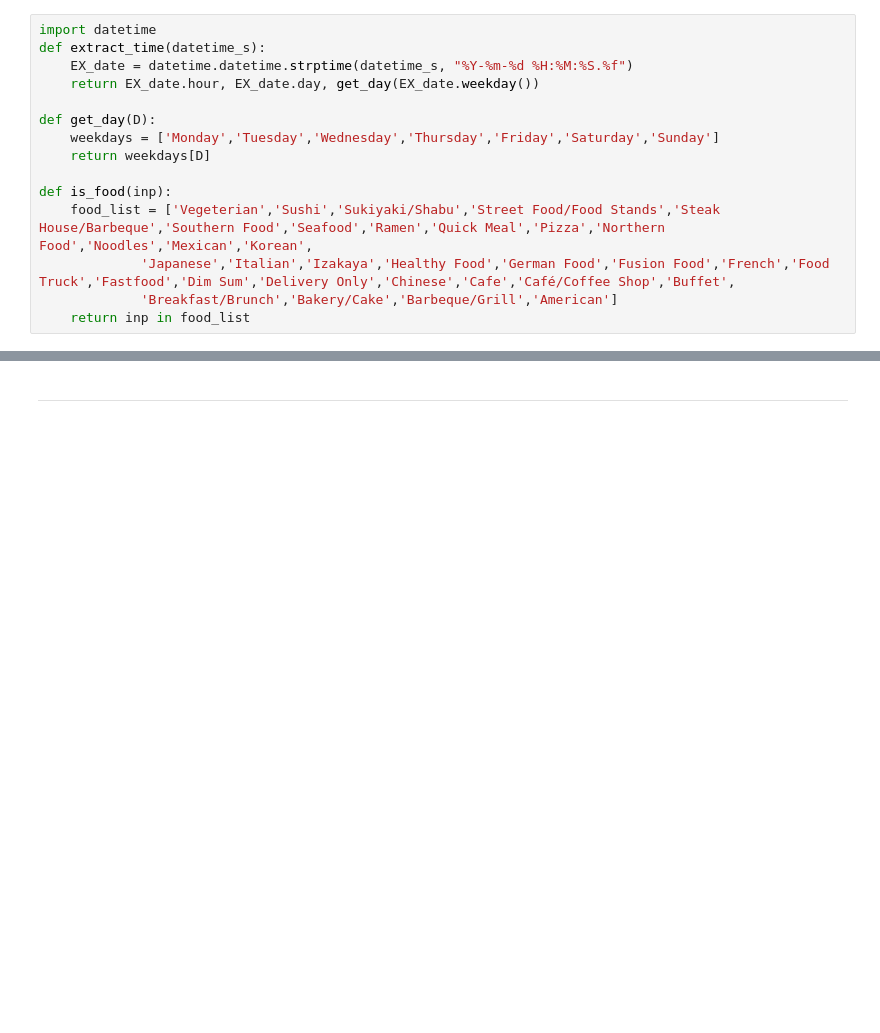
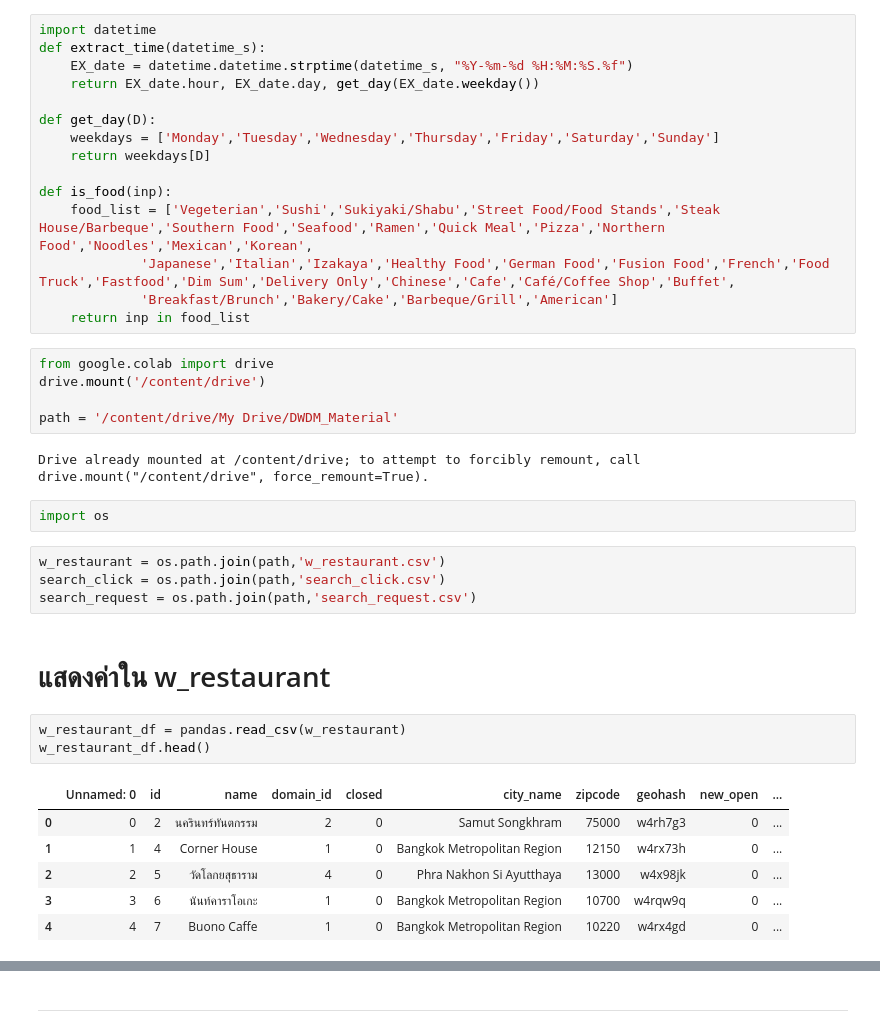
Before and after one commit to kanyaweeud/KKU_data_mining, a Jupyter notebook: Final_Exam_2020.ipynb, the cells around one changed output, grey strips where cells are left out. Saved outputs shown, nothing was run; the diff lists cells and outputs as text; blank space fills up the shorter version.

```diff
--- a/Final_Exam_2020.ipynb
+++ b/Final_Exam_2020.ipynb
@@ -30,3 +32,28 @@ def is_food(inp):
              'Japanese','Italian','Izakaya','Healthy Food','German Food','Fusion Food','French','Food Truck','Fastfood','Dim Sum','Delivery Only','Chinese','Cafe','Café/Coffee Shop','Buffet',
              'Breakfast/Brunch','Bakery/Cake','Barbeque/Grill','American']
     return inp in food_list
+# %%
+from google.colab import drive
+drive.mount('/content/drive')
+
+path = '/content/drive/My Drive/DWDM_Material'
+# %% [output]
+Drive already mounted at /content/drive; to attempt to forcibly remount, call drive.mount("/content/drive", force_remount=True).
+# %%
+import os
+# %%
+w_restaurant = os.path.join(path,'w_restaurant.csv')
+search_click = os.path.join(path,'search_click.csv')
+search_request = os.path.join(path,'search_request.csv')
+# %% [markdown]
+# แสดงค่าใน w_restaurant
+# %%
+w_restaurant_df = pandas.read_csv(w_restaurant)
+w_restaurant_df.head()
+# %% [output]
+|  | Unnamed: 0 | id | name | domain_id | closed | city_name | zipcode | geohash | new_open | ... |
+| 0 | 0 | 2 | นครินทร์ทันตกรรม | 2 | 0 | Samut Songkhram | 75000 | w4rh7g3 | 0 | ... |
+| 1 | 1 | 4 | Corner House | 1 | 0 | Bangkok Metropolitan Region | 12150 | w4rx73h | 0 | ... |
+| 2 | 2 | 5 | วัดโลกยสุธาราม | 4 | 0 | Phra Nakhon Si Ayutthaya | 13000 | w4x98jk | 0 | ... |
+| 3 | 3 | 6 | นันท์คาราโอเกะ | 1 | 0 | Bangkok Metropolitan Region | 10700 | w4rqw9q | 0 | ... |
+| 4 | 4 | 7 | Buono Caffe | 1 | 0 | Bangkok Metropolitan Region | 10220 | w4rx4gd | 0 | ... |
```
Also changed, not shown: parts of 21 cells of this notebook.
